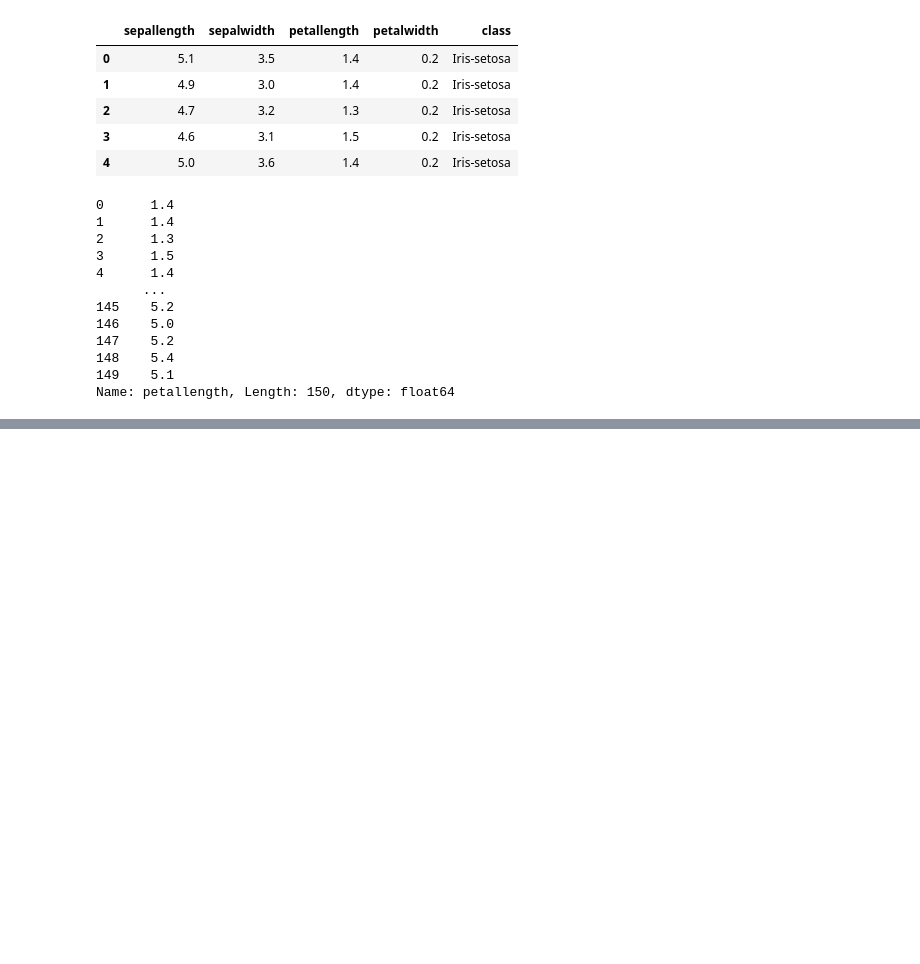
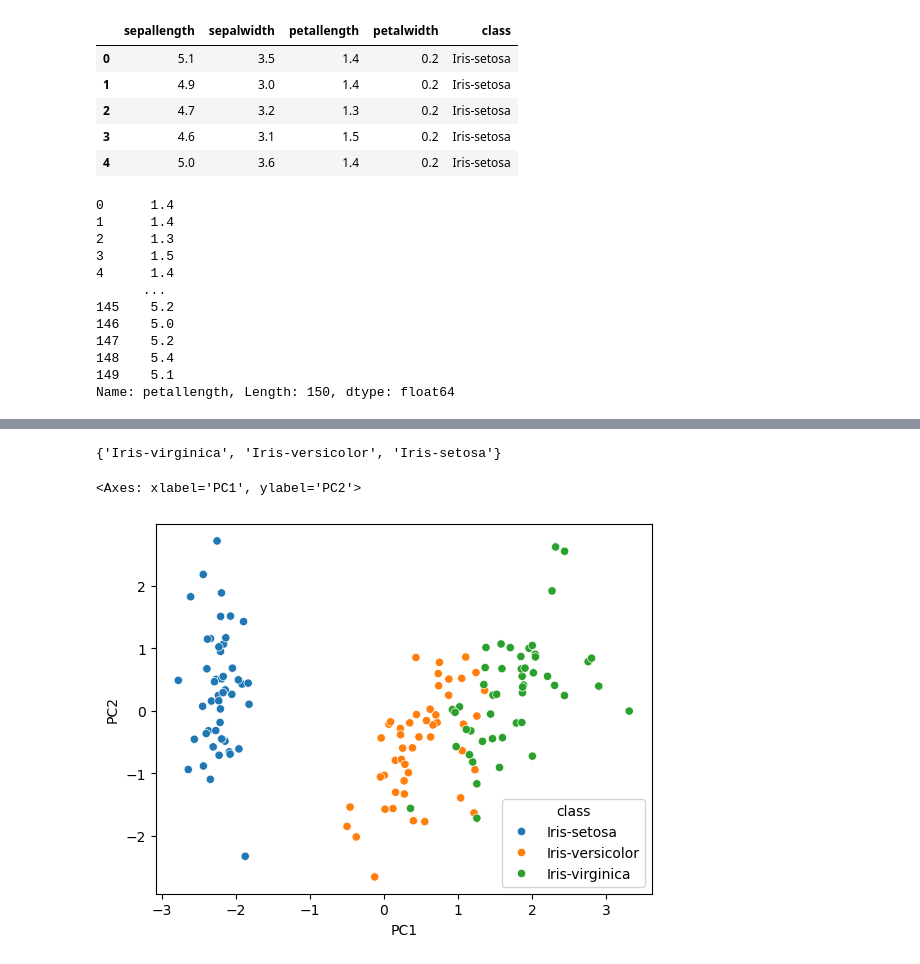
Before and after one commit to CayMurray/behavior, a Jupyter notebook: jupyter/code_presentation.ipynb, the cells around one changed output, grey strips where cells are left out. Drawn from its saved outputs; the diff is of its cells as text; code cells hidden in the pictures; blank space fills up the shorter version.

```diff
--- a/jupyter/code_presentation.ipynb
+++ b/jupyter/code_presentation.ipynb
@@ -35,0 +62,25 @@ Name: petallength, Length: 150, dtype: float64
+# %%
+## UNIQUE CLASSES ##
+
+unique_classes = set(df['class'])
+print(unique_classes)
+# %% [output]
+{'Iris-virginica', 'Iris-versicolor', 'Iris-setosa'}
+# %%
+## PCA ##
+
+X = df.drop(['class'],axis=1)
+Y = df['class']
+
+z_scaler = StandardScaler()
+pca = PCA(n_components=2)
+
+scaled_data = z_scaler.fit_transform(X)
+iris_pcs = pca.fit_transform(scaled_data)
+df_master = pd.DataFrame(data=iris_pcs,columns=['PC1','PC2'])
+df_master['class'] = Y
+
+sns.scatterplot(data=df_master,x='PC1',y='PC2',hue='class',palette='tab10')
+# %% [output]
+<Axes: xlabel='PC1', ylabel='PC2'>
+[figure, added]
```
Also changed, not shown: parts of 4 cells of this notebook.
